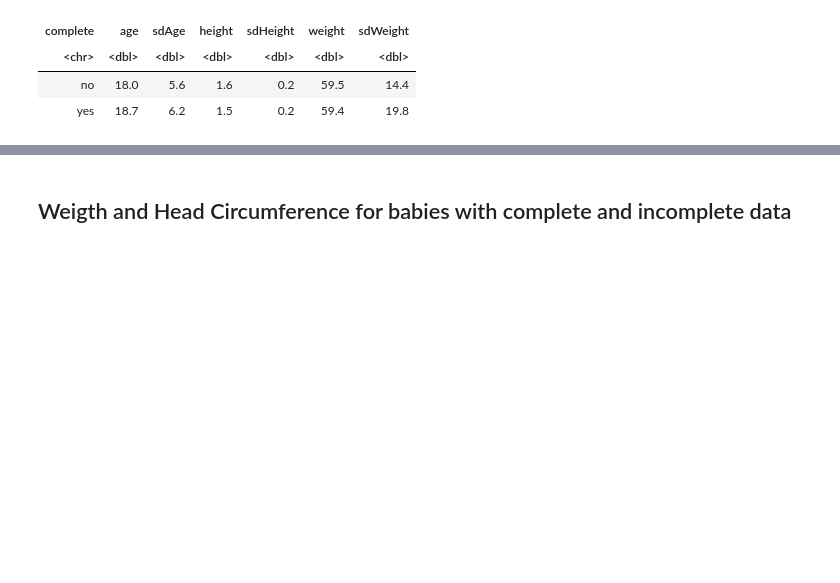
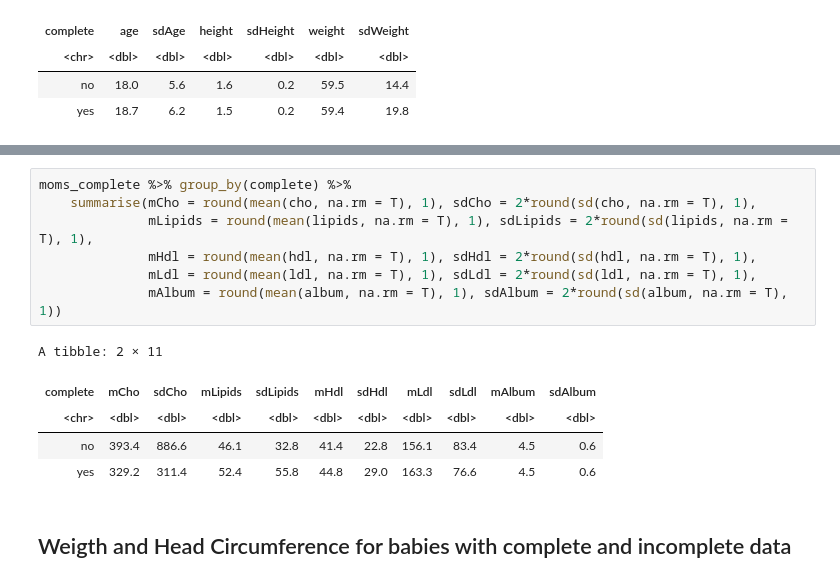
Before and after one commit to notblank/AA-leche-humana, a Jupyter notebook: Missing at random.ipynb, the cells around one changed output, grey strips where cells are left out. Saved outputs shown, nothing was run; the diff lists cells and outputs as text; blank space fills up the shorter version.

```diff
--- a/Missing at random.ipynb
+++ b/Missing at random.ipynb
@@ -136,3 +156,16 @@ A tibble: 2 × 7
+# %%
+moms_complete %>% group_by(complete) %>%
+    summarise(mCho = round(mean(cho, na.rm = T), 1), sdCho = 2*round(sd(cho, na.rm = T), 1),
+              mLipids = round(mean(lipids, na.rm = T), 1), sdLipids = 2*round(sd(lipids, na.rm = T), 1),
+              mHdl = round(mean(hdl, na.rm = T), 1), sdHdl = 2*round(sd(hdl, na.rm = T), 1),
+              mLdl = round(mean(ldl, na.rm = T), 1), sdLdl = 2*round(sd(ldl, na.rm = T), 1),
+              mAlbum = round(mean(album, na.rm = T), 1), sdAlbum = 2*round(sd(album, na.rm = T), 1))
+# %% [output]
+A tibble: 2 × 11
+| complete | mCho | sdCho | mLipids | sdLipids | mHdl | sdHdl | mLdl | sdLdl | mAlbum | sdAlbum |
+| <chr> | <dbl> | <dbl> | <dbl> | <dbl> | <dbl> | <dbl> | <dbl> | <dbl> | <dbl> | <dbl> |
+| no | 393.4 | 886.6 | 46.1 | 32.8 | 41.4 | 22.8 | 156.1 | 83.4 | 4.5 | 0.6 |
+| yes | 329.2 | 311.4 | 52.4 | 55.8 | 44.8 | 29.0 | 163.3 | 76.6 | 4.5 | 0.6 |
 # %% [markdown]
 ## Weigth and Head Circumference for babies with complete and incomplete data
 # %%
```
Also changed, not shown: parts of 3 cells of this notebook, 1 other file.
